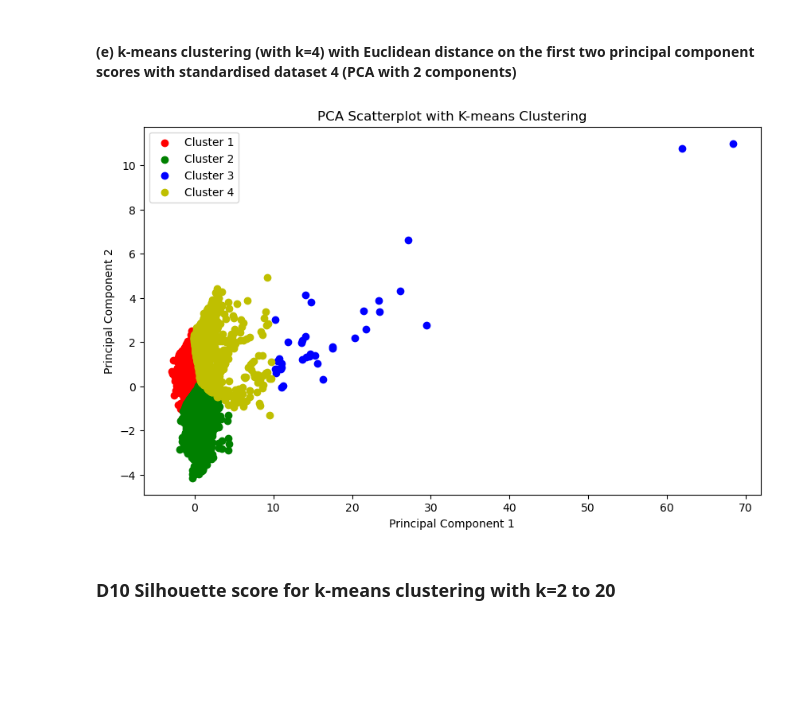
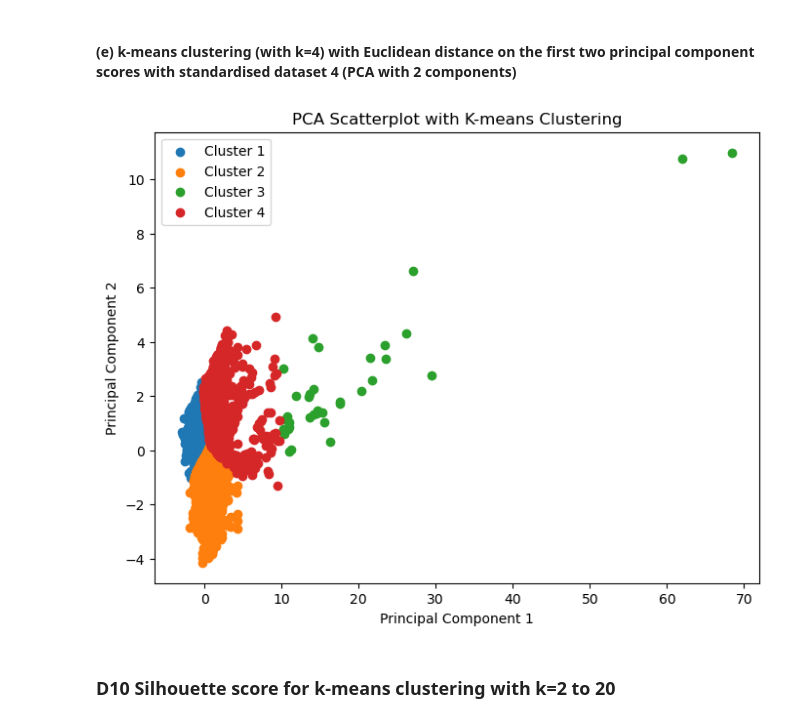
Before and after one commit to LisonLau/CITS5508-Assignments, a Jupyter notebook: Assignment 3 (20%)/assig3_23123849..ipynb, the cells around one changed output. Drawn from its saved outputs; the diff is of its cells as text; code cells hidden in the pictures; blank space fills up the shorter version.

```diff
--- a/Assignment 3 (20%)/assig3_23123849..ipynb
+++ b/Assignment 3 (20%)/assig3_23123849..ipynb
@@ -91,6 +105,11 @@ numerical_columns = ['longitude', 'latitude', 'housingMedianAge', 'totalRooms',
 # %%
 # Create dataset 1
 data1 = pd.get_dummies(dataset, columns=['oceanProximity'], drop_first=True)
+
+# Make sure target column is at the end
+data1_target_temp = data1['medianHouseValue']
+data1 = data1.drop('medianHouseValue', axis=1)
+data1['medianHouseValue'] = data1_target_temp
 
 # Create dataset 2
 data2 = data1.copy()
@@ -209,7 +220,12 @@ data3['meanRooms'] = data3['totalRooms'] / data3['households']
 data3['meanBedrooms'] = data3['totalBedrooms'] / data3['households']
 data3['meanOccupation'] = data3['population'] / data3['households']
 deleted_columns = ['totalRooms', 'totalBedrooms', 'population', 'households']
-data3 = data3.drop(deleted_columns, axis=1)
+data3 = data3.drop(deleted_columns, axis=1)     # Remove 4 columns
+
+# Make sure target column is at the end
+data3_target_temp = data3['medianHouseValue']
+data3 = data3.drop('medianHouseValue', axis=1)
+data3['medianHouseValue'] = data3_target_temp
 
 # Split data3 into training and test sets and standardise the datasets
 X3_train_scaled, X3_test_scaled, X3_train, X3_test, y3_train, y3_test = split_and_standardise(data3)
@@ -736,11 +727,10 @@ clusters_pca = fcluster(Z_pca, 4, criterion='maxclust')
 
 # Scatterplot of the first two principal components with different colors for each cluster
 plt.figure(figsize=(10, 6))
-colors = ['r', 'g', 'b', 'y']
-for i in range(1, 5):
+for i in range(4):
     x_scatter = data4_pca[clusters_pca == i, 0]
     y_scatter = data4_pca[clusters_pca == i, 1]
-    plt.scatter(x_scatter, y_scatter, c=colors[i-1], label=f'Cluster {i}')
+    plt.scatter(x_scatter, y_scatter, label=f'Cluster {i+1}')
 plt.xlabel('Principal Component 1')
 plt.ylabel('Principal Component 2')
 plt.title('PCA Scatterplot with Hierarchical Clustering')
@@ -754,22 +744,21 @@ plt.show()
 # %%
 # Apply k-means clustering on the first two principal component scores
 kmeans = KMeans(n_clusters=4, random_state=5508)
 clusters_pca_kmeans = kmeans.fit_predict(data4_pca)
 
 # Scatterplot of the first two principal components with different colors for each cluster
-plt.figure(figsize=(10, 6))
-colors = ['r', 'g', 'b', 'y']
+plt.figure(figsize=(8, 6))
 for i in range(4):
     x_scatter = data4_pca[clusters_pca_kmeans == i, 0]
     y_scatter = data4_pca[clusters_pca_kmeans == i, 1]
-    plt.scatter(data4_pca[clusters_pca_kmeans == i, 0], data4_pca[clusters_pca_kmeans == i, 1], c=colors[i], label=f'Cluster {i+1}')
+    plt.scatter(x_scatter, y_scatter, label=f'Cluster {i+1}')
 plt.xlabel('Principal Component 1')
 plt.ylabel('Principal Component 2')
 plt.title('PCA Scatterplot with K-means Clustering')
 plt.legend()
 plt.show()
 # %% [output]
-[figure, old version]
+[figure, new version]
 # %% [markdown]
 ### D10 Silhouette score for k-means clustering with k=2 to 20
 # %%
```
Also changed, not shown: parts of 13 cells of this notebook.
